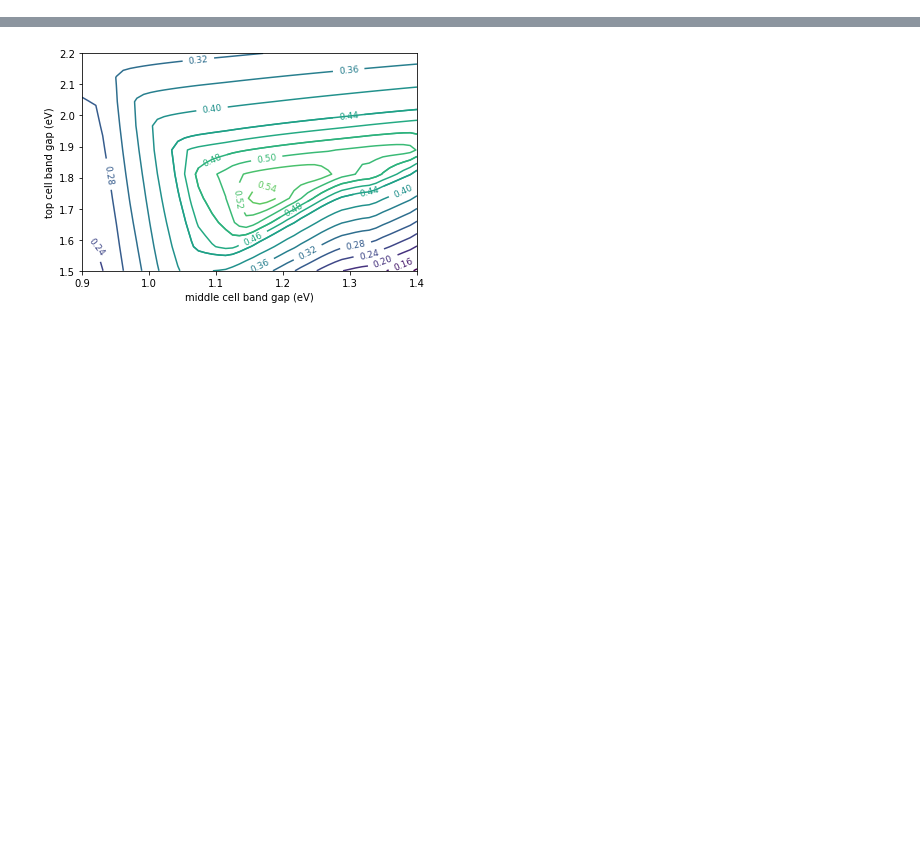
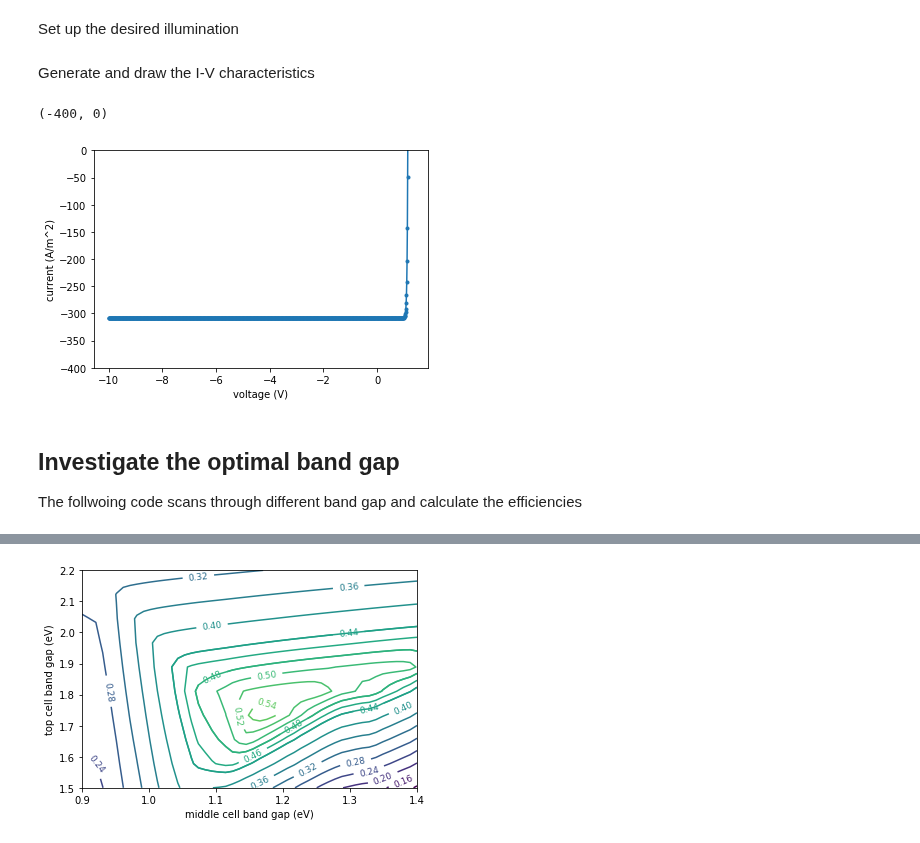
Before and after one commit to kanhua/pypvcell, a Jupyter notebook: demos/efficiency_vs_bandgap.ipynb, the cells around one changed output, grey strips where cells are left out. Saved outputs shown, nothing was run; the diff lists cells and outputs as text; code cells hidden in the pictures; blank space fills up the shorter version.

```diff
--- a/demos/efficiency_vs_bandgap.ipynb
+++ b/demos/efficiency_vs_bandgap.ipynb
@@ -13 +24,22 @@ input_ill=Illumination("AM1.5g")
+# %%
+gaas_cell=SQCell(eg=1.42,cell_T=293,n_c=1,n_s=1)
+# %% [markdown]
+Set up the desired illumination
+# %%
+gaas_cell.set_input_spectrum(input_ill)
+# %% [markdown]
+Generate and draw the I-V characteristics
+# %%
+v,i=gaas_cell.get_iv()
+# %%
+plt.plot(v,i,'.-')
+plt.xlabel("voltage (V)")
+plt.ylabel("current (A/m^2)")
+plt.ylim([-400,0])
+# %% [output]
+(-400, 0)
+[figure, added]
+# %% [markdown]
+## Investigate the optimal band gap
+The follwoing code scans through different band gap and calculate the efficiencies
 # %%
```
Also changed, not shown: parts of 25 cells of this notebook, 2 other files.
